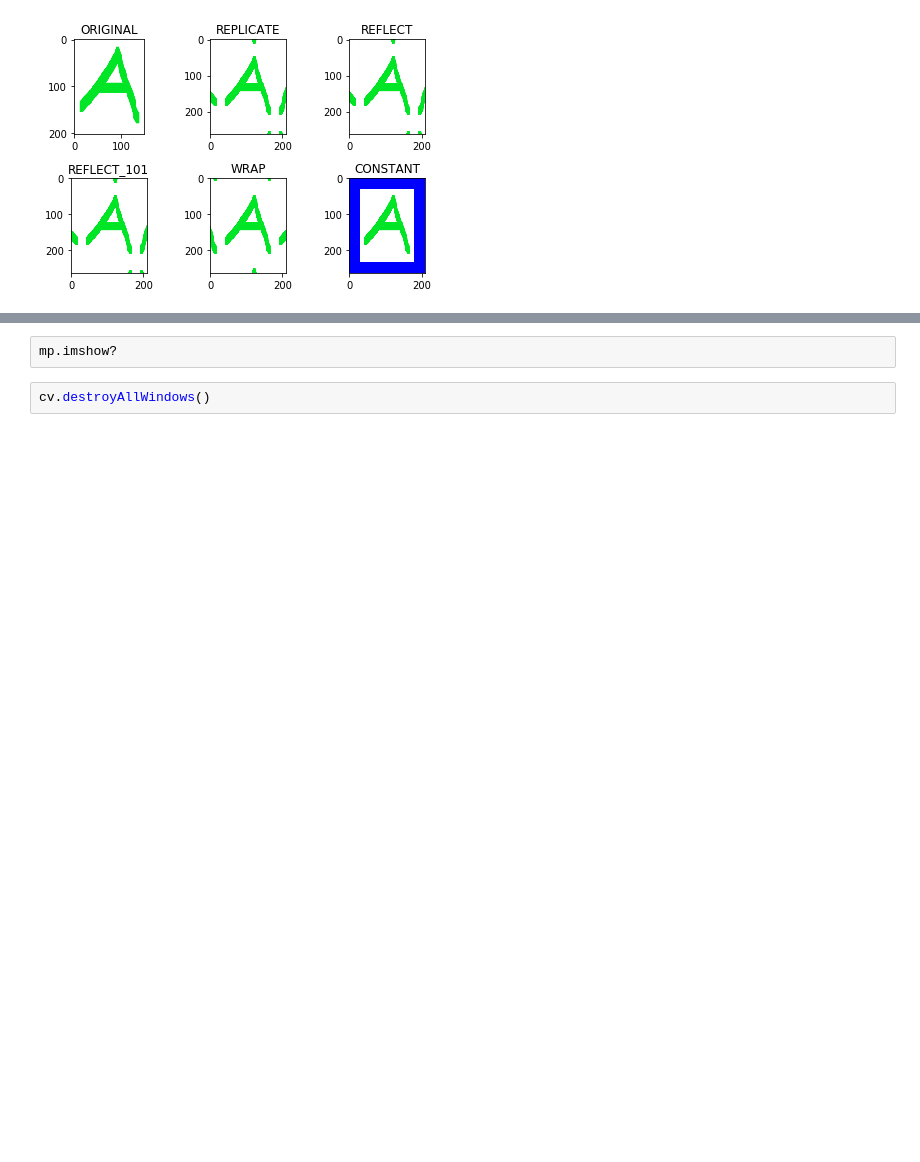
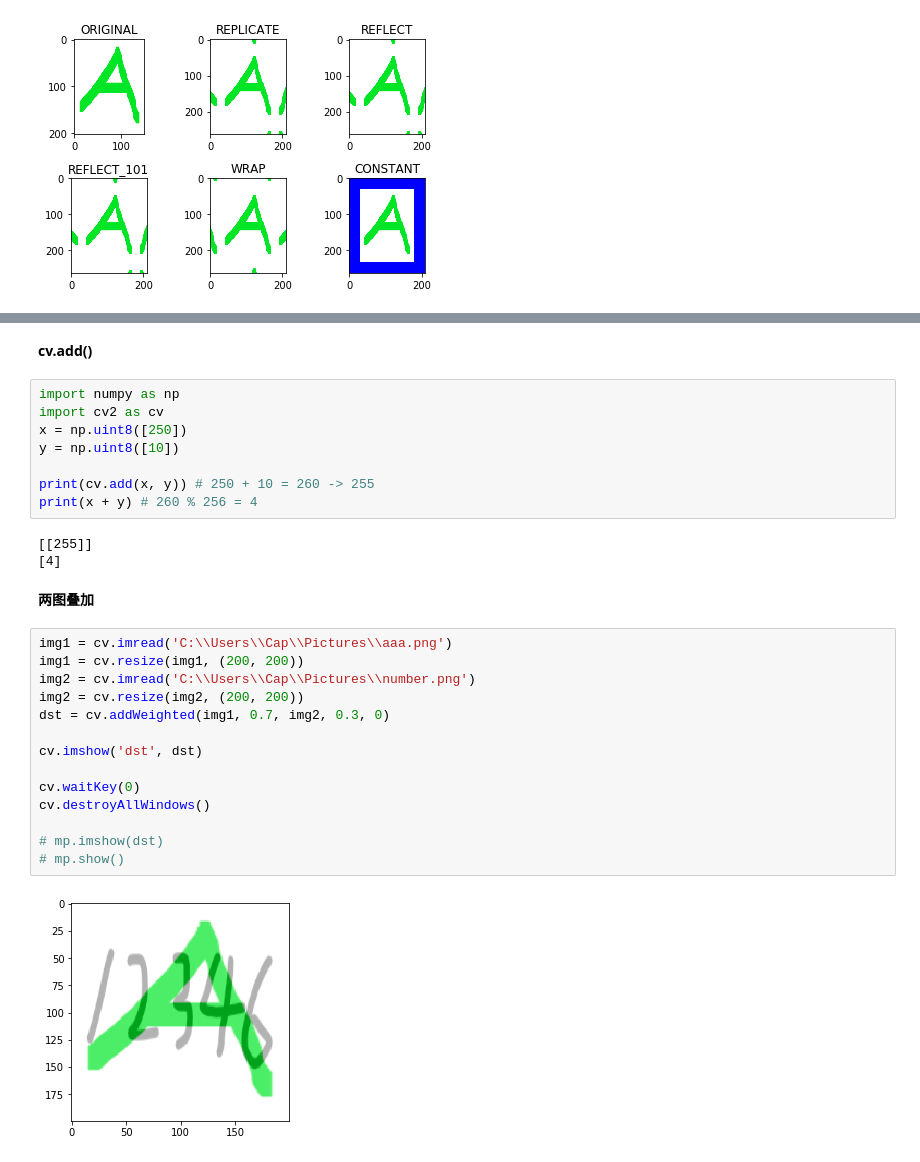
Before and after one commit to goonwithyou/mypython, a Jupyter notebook: modules/modules_opencv.ipynb, the cells around one changed output, grey strips where cells are left out. Cells and saved outputs as stored; diff of their text form; blank space fills up the shorter version.

```diff
--- a/modules/modules_opencv.ipynb
+++ b/modules/modules_opencv.ipynb
@@ -250,4 +250,31 @@ cv.namedWindow?
-# %%
-mp.imshow?
-# %%
-cv.destroyAllWindows()
+# %% [markdown]
+**cv.add()**
+# %%
+import numpy as np
+import cv2 as cv
+x = np.uint8([250])
+y = np.uint8([10])
+
+print(cv.add(x, y)) # 250 + 10 = 260 -> 255
+print(x + y) # 260 % 256 = 4
+# %% [output]
+[[255]]
+[4]
+# %% [markdown]
+**两图叠加**
+# %%
+img1 = cv.imread('C:\\Users\\Cap\\Pictures\\aaa.png')
+img1 = cv.resize(img1, (200, 200))
+img2 = cv.imread('C:\\Users\\Cap\\Pictures\\number.png')
+img2 = cv.resize(img2, (200, 200))
+dst = cv.addWeighted(img1, 0.7, img2, 0.3, 0)
+
+cv.imshow('dst', dst)
+
+cv.waitKey(0)
+cv.destroyAllWindows()
+
+# mp.imshow(dst)
+# mp.show()
+# %% [output]
+[figure, added]
```
Also changed, not shown: parts of 11 cells of this notebook, 3 other files.
